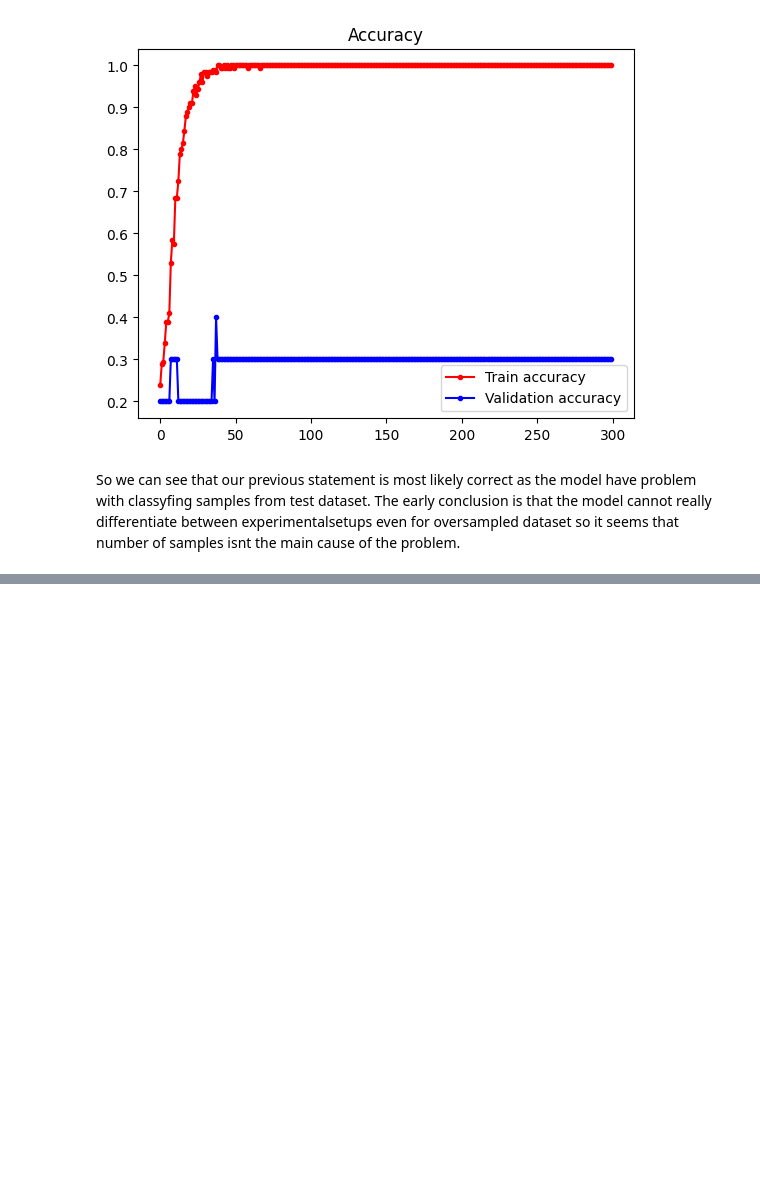
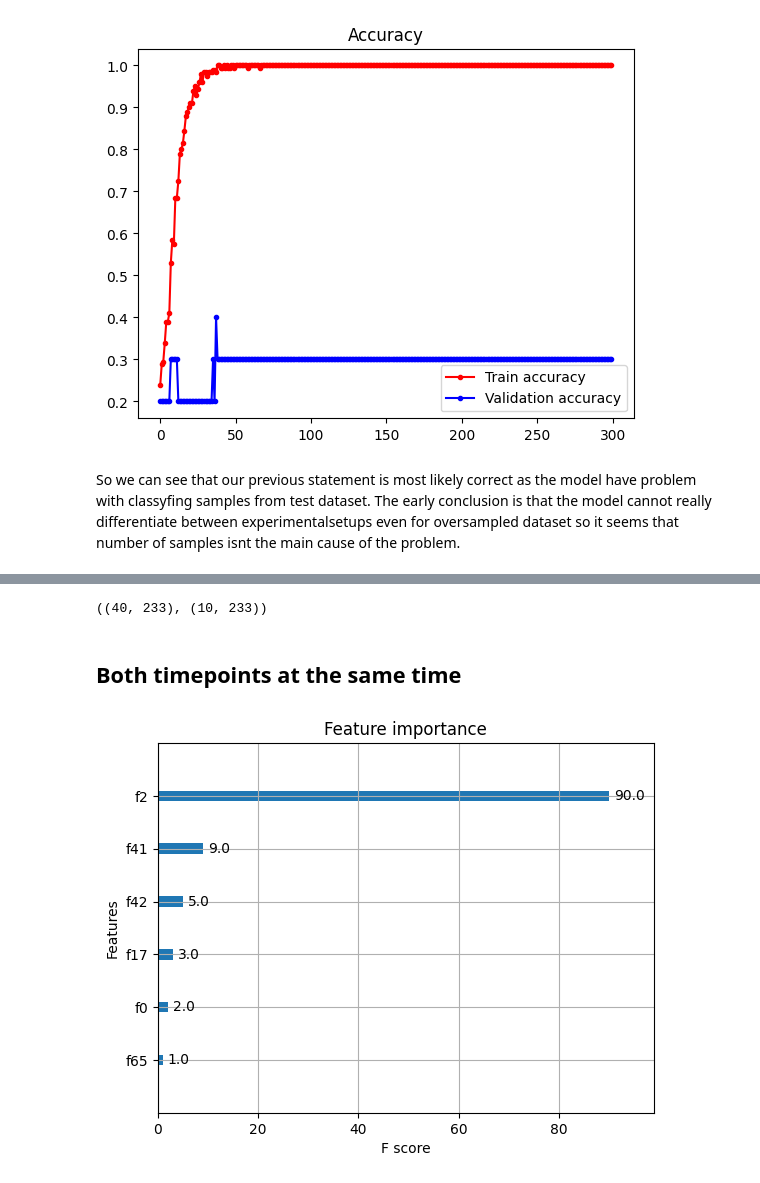
Before and after one commit to paq88/Fish_neural_network_classifier, a Jupyter notebook: sed_based/Sediment_3_1vsMany.ipynb, the cells around one changed output, grey strips where cells are left out. Saved outputs shown, nothing was run; the diff lists cells and outputs as text; code cells hidden in the pictures; blank space fills up the shorter version.

```diff
--- a/sed_based/Sediment_3_1vsMany.ipynb
+++ b/sed_based/Sediment_3_1vsMany.ipynb
@@ -878,0 +880,29 @@ So we can see that our previous statement is most likely correct as the model ha
+# %%
+train_val_df['pond'] = train_val_df['pond_org'].apply(lambda x: pond_decoder(x,codes5))
+# %%
+train_df, test_df = train_test_split(train_val_df, test_size= 10, random_state=111, stratify=train_val_df['pondXtime'])
+train_df.shape,test_df.shape
+# %% [output]
+((40, 233), (10, 233))
+# %% [markdown]
+## Both timepoints at the same time
+# %%
+X_train = train_df[predictors].values
+X_test = test_df[predictors].values
+# %%
+dtrain = xgb.DMatrix(X_train, label=train_df['timepoint'])
+dtest = xgb.DMatrix(X_test, label=test_df['timepoint'])
+params = {
+    'objective': 'multi:softmax',
+    'num_class': 5,
+    'max_depth': 3, # maximum deepth of the tree, used to controll complexity of the model
+    'eta': 0.1,
+    'seed': 111
+}
+bst2 = xgb.train(params, dtrain, num_boost_round=100)
+
+xgb.plot_importance(bst2)
+xgb_pred = bst2.predict(dtest)
+xgb_acc = accuracy_score(test_df['timepoint'], xgb_pred)
+# %% [output]
+[figure, added]
```
Also changed, not shown: parts of 18 cells of this notebook, 3 other files.
